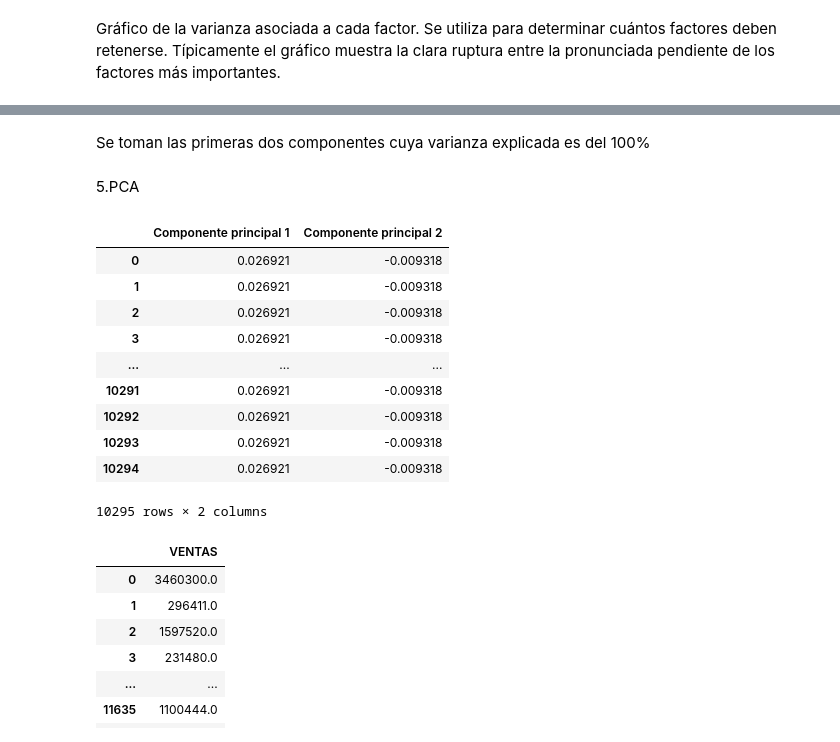
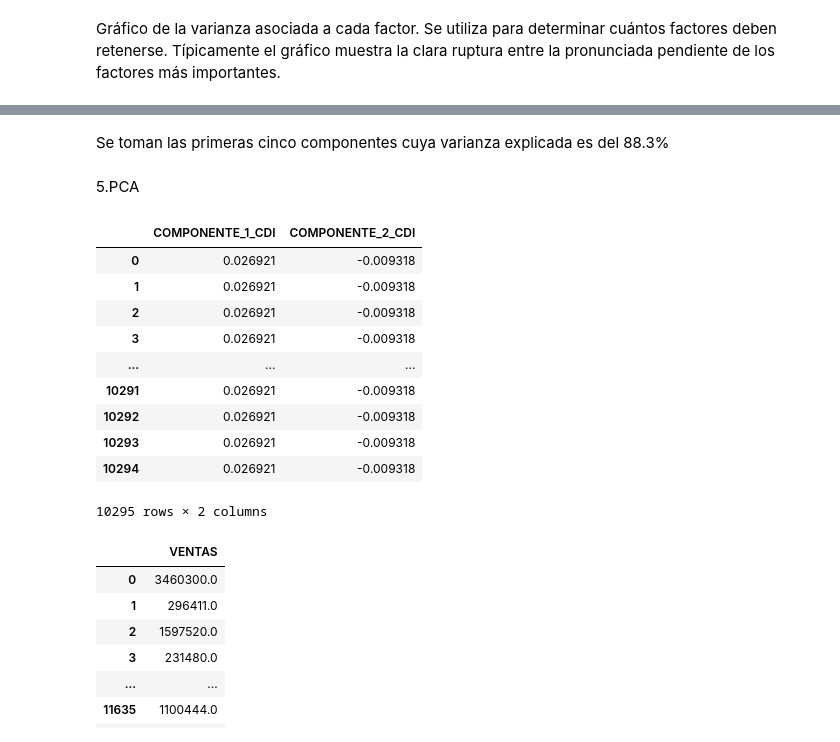
Before and after one commit to KatherinAcosta/Proyecto2018, a Jupyter notebook: 4.2.2.2 PCA Capacidades Dinámicas Innovación.ipynb, the cells around one changed output, grey strips where cells are left out. Cells and saved outputs as stored; diff of their text form; code cells hidden in the pictures.

```diff
--- a/4.2.2.2 PCA Capacidades Dinámicas Innovación.ipynb
+++ b/4.2.2.2 PCA Capacidades Dinámicas Innovación.ipynb
@@ -206,5 +197,5 @@ plt.show()
 # %% [markdown]
-Se toman las primeras dos componentes cuya varianza explicada es del 100%
+Se toman las primeras cinco componentes cuya varianza explicada es del 88.3%
 # %%
 M_w=eigen_vector[:,0:2]
 Y=X_std.dot(M_w) # Nuevos Y
@@ -216,10 +207,10 @@ from sklearn.decomposition import PCA
 sklearn_PCA= PCA(n_components=2)
 Y_1=sklearn_PCA.fit_transform(X_std)
 # %%
-PCAcapacidades = pd.DataFrame(data = Y_1, columns = ['Componente principal 1', 'Componente principal 2'])
+PCAcapacidades = pd.DataFrame(data = Y_1, columns = ['COMPONENTE_1_CDI', 'COMPONENTE_2_CDI'])
 PCAcapacidades.head(10295)
 # %% [output]
-|  | Componente principal 1 | Componente principal 2 |
+|  | COMPONENTE_1_CDI | COMPONENTE_2_CDI |
 | 0 | 0.026921 | -0.009318 |
 | 1 | 0.026921 | -0.009318 |
 | 2 | 0.026921 | -0.009318 |
```
Also changed, not shown: parts of 4 cells of this notebook, 1 other file.
